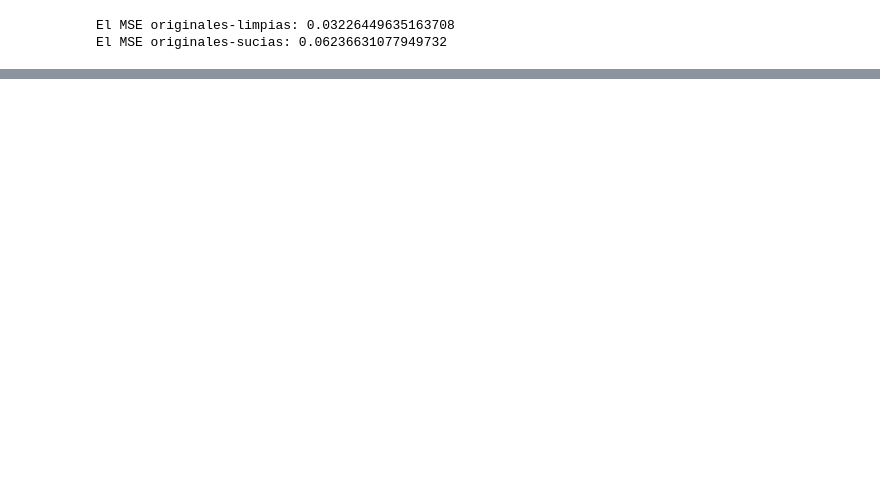
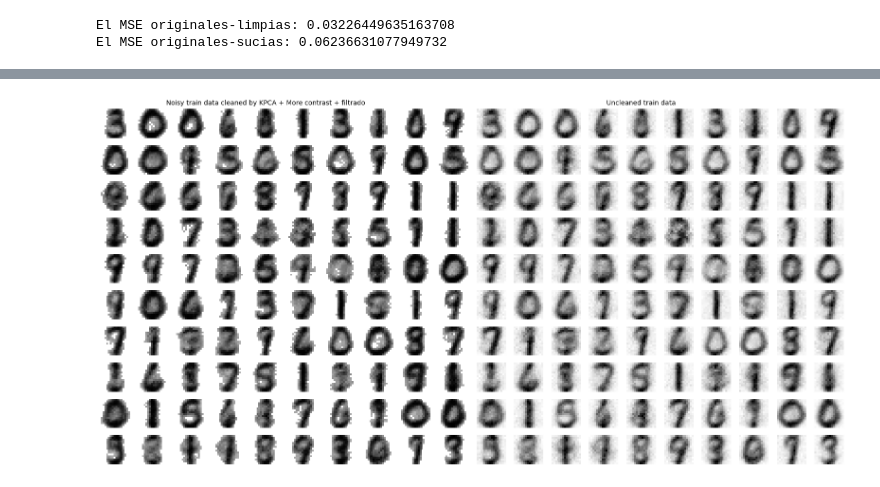
Before and after one commit to jemarle/AMII, a Jupyter notebook: Proyecto_denoising/Pr_denoising_carlos_propia.ipynb, the cells around one changed output, grey strips where cells are left out. Drawn from its saved outputs; the diff is of its cells as text; code cells hidden in the pictures; blank space fills up the shorter version.

```diff
--- a/Proyecto_denoising/Pr_denoising_carlos_propia.ipynb
+++ b/Proyecto_denoising/Pr_denoising_carlos_propia.ipynb
@@ -110,0 +166,12 @@ El MSE originales-sucias: 0.06236631077949732
+# %%
+# Calcular el percentil 35 de valor de la imagen
+percentil_35 = np.percentile(X_contraste, 40)
+
+# Aplicar una máscara para establecer a 0 los píxeles por debajo del percentil 35
+X_contraste_filtrado = np.where(X_contraste < percentil_35, 0, X_contraste)
+
+plot_parallel(X_contraste_filtrado, X_back, "Noisy train data cleaned by KPCA + More contrast + filtrado", "Uncleaned train data")
+
+X_back_2 = X_contraste_filtrado / 255.0
+# %% [output]
+[figure, added]
```
Also changed, not shown: parts of 10 cells of this notebook.
